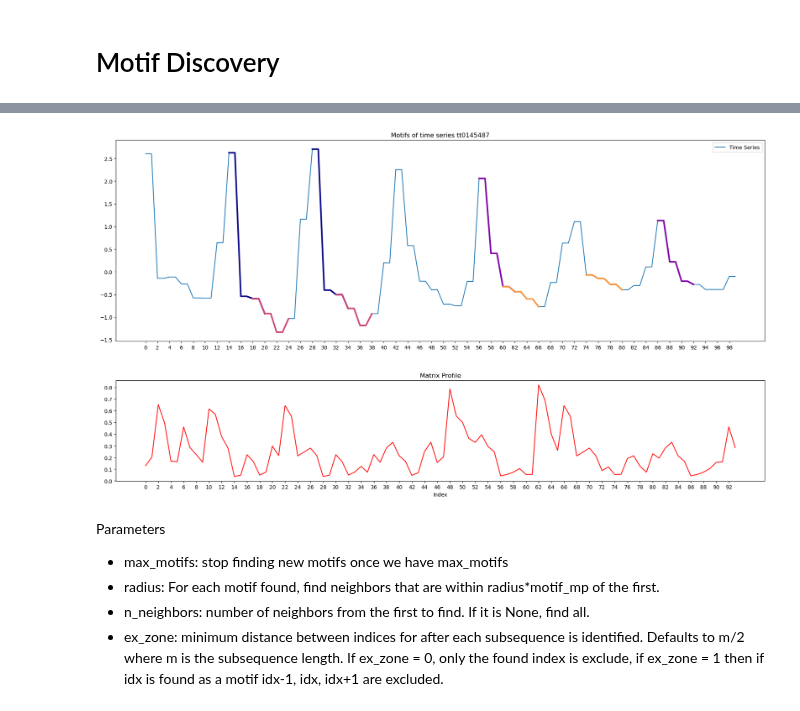
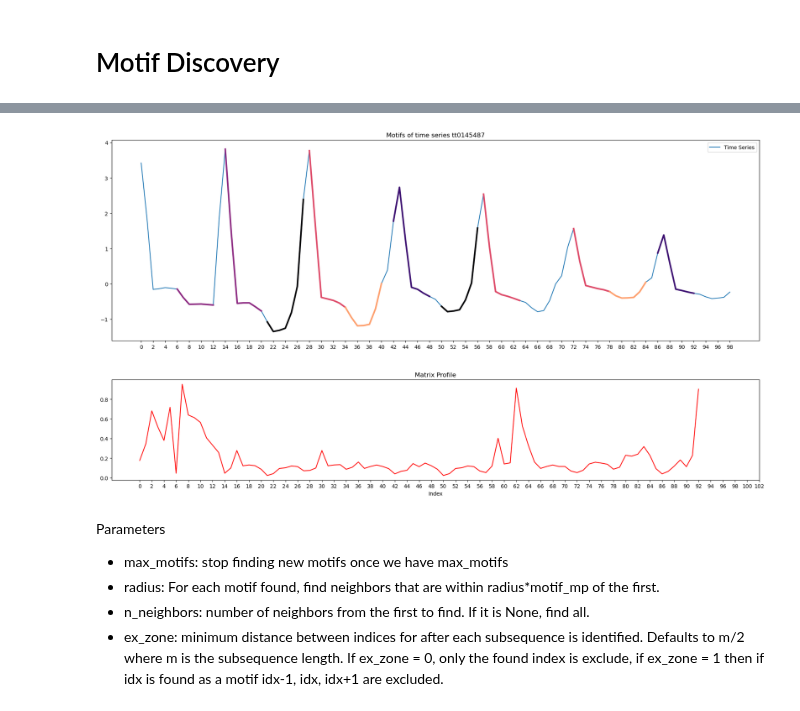
Before and after one commit to luigiascio/Data-Mining-2, a Jupyter notebook: time_series/TS_motifs_discord.ipynb, the cells around one changed output, grey strips where cells are left out. Cells and saved outputs as stored; diff of their text form; code cells hidden in the pictures.

Commit message:
motif no approx

```diff
--- a/time_series/TS_motifs_discord.ipynb
+++ b/time_series/TS_motifs_discord.ipynb
@@ -31,10 +32,10 @@ import pandas as pd
 import pywt
 
 # Select the first row for demonstration
-row = df.iloc[3]
+row = df_noapprox.iloc[2]
 
 # Extract the time series data (columns '0' to '15')
-time_series = row[1:100].astype(float)
+time_series = row[1:101].astype(float)
 
 # Create the plot
 plt.figure(figsize=(18, 6))
@@ -69,0 +56,3 @@ Name: 3, Length: 99, dtype: float64
+# %%
+time_series += np.random.normal(0, 1e-6, size=len(time_series))
+time_series
@@ -94,13 +129,14 @@ plt.show()
 m = 7
 motifs_list = []
 
-for i in range(len(df)):
+for i in range(len(df_noapprox)):
 
     # Supponiamo che tu abbia già definito il DataFrame `df`
-    row = df.iloc[i]  # Estrai la riga 3
+    row = df_noapprox.iloc[i]  # Estrai la riga 3
 
     # Estrai i valori numerici da colonna 1 a 100 (escludendo l'ID e altri metadati)
     time_series = row[1:101].astype(float).values
+    time_series += np.random.normal(0, 1e-6, size=len(time_series))
 
     # Crea la serie temporale
     ts = pd.Series(time_series, index=range(len(time_series)))
@@ -108,9 +144,8 @@ for i in range(len(df)):
     # lunghezza del sottosegmento
     mp, mpi = matrixProfile.stomp(ts.values, w)
 
-    mo, mod = motifs.motifs(ts.values, (mp,mpi), max_motifs=4, radius=1)
+    mo, mod = motifs.motifs(ts.values, (mp,mpi), max_motifs=5) #, radius=1
 
-    # Qui voglio
     for motif in mo:
         motif_start = int(motif[0])
         motifs_list.append({
@@ -148,15 +183,15 @@ import pandas as pd
 import matplotlib.pyplot as plt
 
 # Supponiamo che tu abbia già definito il DataFrame `df`
-row = df.iloc[3]  # Estrai la riga 3
+row = df_noapprox.iloc[3]  # Estrai la riga 3
 
 # Estrai i valori numerici da colonna 1 a 100 (escludendo l'ID e altri metadati)
-time_series = row[1:101].astype(float).values
-
+time_series = row[1:100].astype(float).values
+#time_series += np.random.normal(0, 1e-6, size=len(time_series))
 # Crea la serie temporale
 ts = pd.Series(time_series, index=range(len(time_series)))
 
 m = 7  # lunghezza del sottosegmento
 mp, mpi = matrixProfile.stomp(ts.values, w)
 
-mo, mod = motifs.motifs(ts.values, (mp,mpi), max_motifs=5, radius=1)
+mo, mod = motifs.motifs(ts.values, (mp,mpi), max_motifs=5) #, radius=1
@@ -197,36 +236,37 @@ w = 7
 
 # Crea la figura con griglia personalizzata
 fig = plt.figure(figsize=(18, 10))
 gs = fig.add_gridspec(3, 1, height_ratios=[2, 0.1, 1])  # 2: spazio per motifs, 1: per matrix profile
 
 # Primo grafico: motifs
 ax1 = fig.add_subplot(gs[0])
 ax1.plot(ts.values, label='Time Series')
-cmap = cm.get_cmap('plasma')
+cmap = cm.get_cmap('magma')
 colors = [cmap(i / len(mo)) for i in range(len(mo))]
 
 for m, d, c in zip(mo, mod, colors):
     for i in m:
         if i + w <= len(ts):
             m_shape = ts.values[i:i+w]
             ax1.plot(range(i, i+w), m_shape, color=c, lw=3)
 
 ax1.set_xticks(range(0, len(ts), 2))
 ax1.set_title("Motifs of time series " + str(row['id']))
 ax1.legend()
 
 # Secondo grafico: matrix profile
 ax2 = fig.add_subplot(gs[2])
 mp, mpi = matrixProfile.stomp(ts.values, w)
+
 ax2.plot(mp, color='red')
-ax2.set_xticks(np.arange(0, len(mp), 2))
+ax2.set_xticks(np.arange(0, len(mp) + 10, 2))
 ax2.set_xlabel('Index')
 ax2.set_title('Matrix Profile')
 
 plt.tight_layout()
 plt.show()
 # %% [output]
-[figure, old version]
+[figure, new version]
 # %% [markdown]
 Parameters
 - max_motifs: stop finding new motifs once we have max_motifs
```
Also changed, not shown: parts of 15 cells of this notebook.
